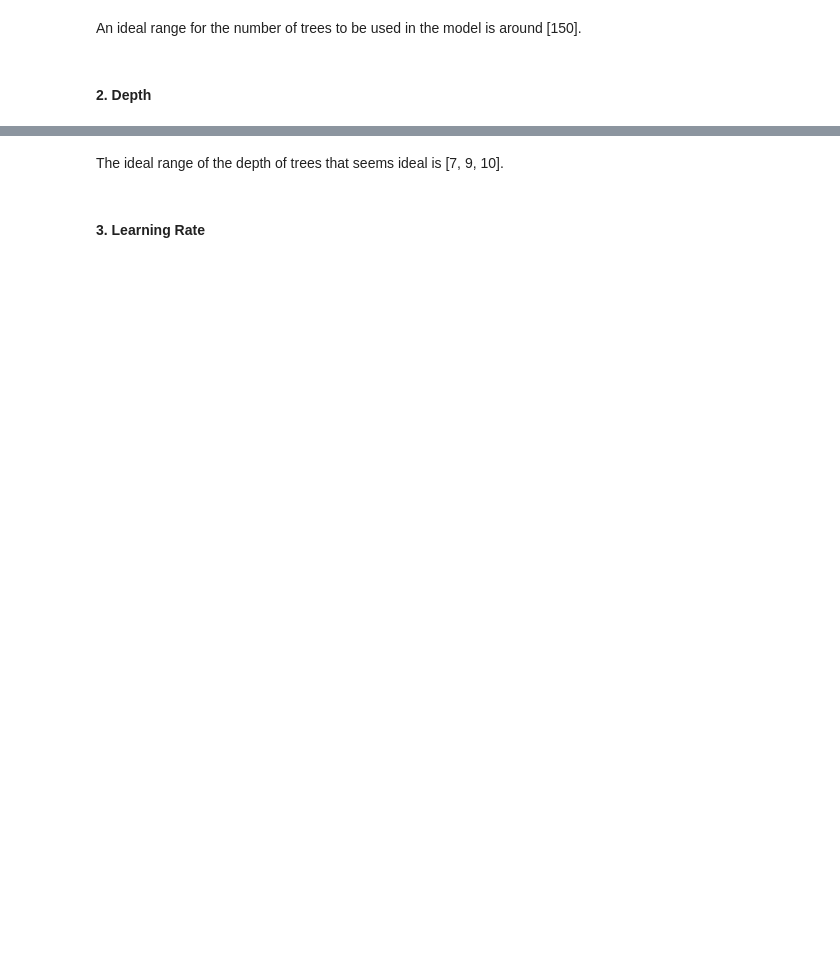
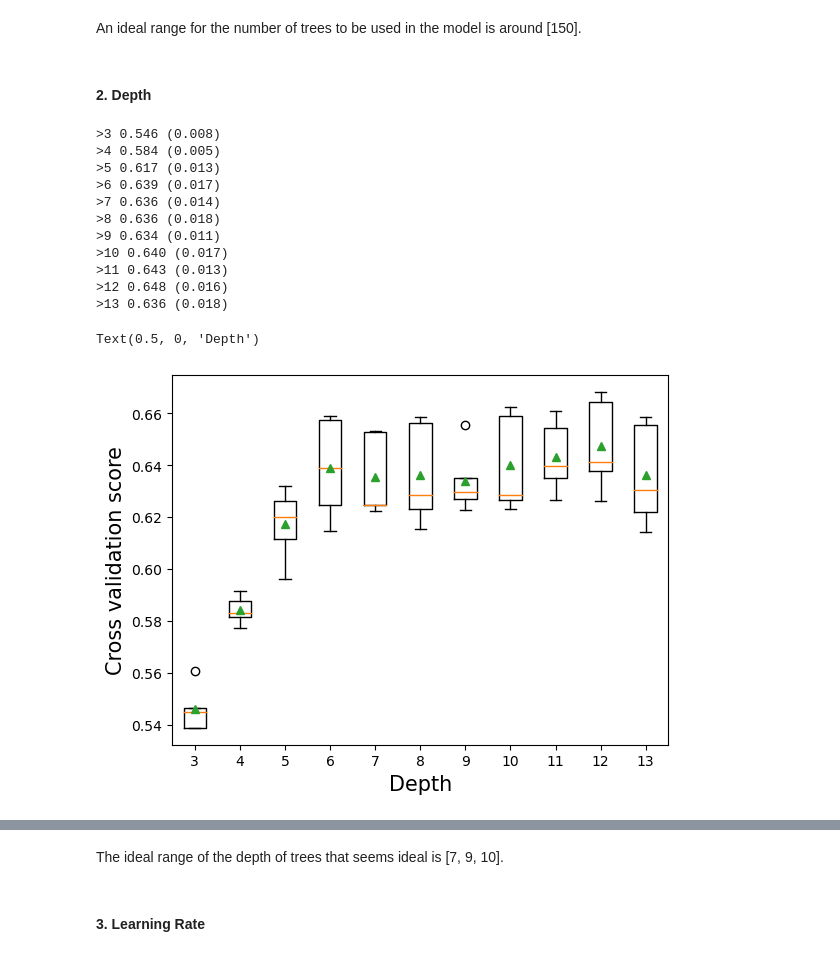
Before and after one commit to diegoschum/Zzz-303-3, a Jupyter notebook: Zzz_code.ipynb, the cells around one changed output, grey strips where cells are left out. Drawn from its saved outputs; the diff is of its cells as text; code cells hidden in the pictures; blank space fills up the shorter version.

```diff
--- a/Zzz_code.ipynb
+++ b/Zzz_code.ipynb
@@ -1092,35 +1092,49 @@ def get_models():
         models[str(n)] = xgb.XGBClassifier(objective='multi:softmax',
                           num_class=7,
                           eval_metric=f1_score,
                           max_depth=n,
                           random_state = 1)
     return models
 
 # evaluate a given model using cross-validation
 def evaluate_model(model, X, y, sample_weights):
     # define the evaluation procedure
     cv = KFold(n_splits=5, shuffle=True, random_state=1)
     fit_params = {"sample_weight": sample_weights}
     # evaluate the model and collect the results
     scores = (cross_val_score(model, X, y, fit_params = fit_params, scoring= 'f1_weighted', cv=cv, n_jobs=-1))
     return scores
 
 # get the models to evaluate
 models = get_models()
 # evaluate the models and store results
 results, names = list(), list()
 for name, model in models.items():
     # evaluate the model
     scores = evaluate_model(model, X_train, y_train, weight)
     # store the results
     results.append(scores)
     names.append(name)
     # summarize the performance along the way
     print('>%s %.3f (%.3f)' % (name, np.mean(scores), np.std(scores)))
 # plot model performance for comparison
 plt.boxplot(results, labels=names, showmeans=True)
-plt.ylabel('Cross validation error',fontsize=15)
-plt.xlabel('Number of trees',fontsize=15)
+plt.ylabel('Cross validation score',fontsize=15)
+plt.xlabel('Depth',fontsize=15)
+# %% [output]
+>3 0.546 (0.008)
+>4 0.584 (0.005)
+>5 0.617 (0.013)
+>6 0.639 (0.017)
+>7 0.636 (0.014)
+>8 0.636 (0.018)
+>9 0.634 (0.011)
+>10 0.640 (0.017)
+>11 0.643 (0.013)
+>12 0.648 (0.016)
+>13 0.636 (0.018)
+Text(0.5, 0, 'Depth')
+[figure, added]
 # %%
 # Finer grid search
 
```
Also changed, not shown: parts of 19 cells of this notebook, 1 other file.
